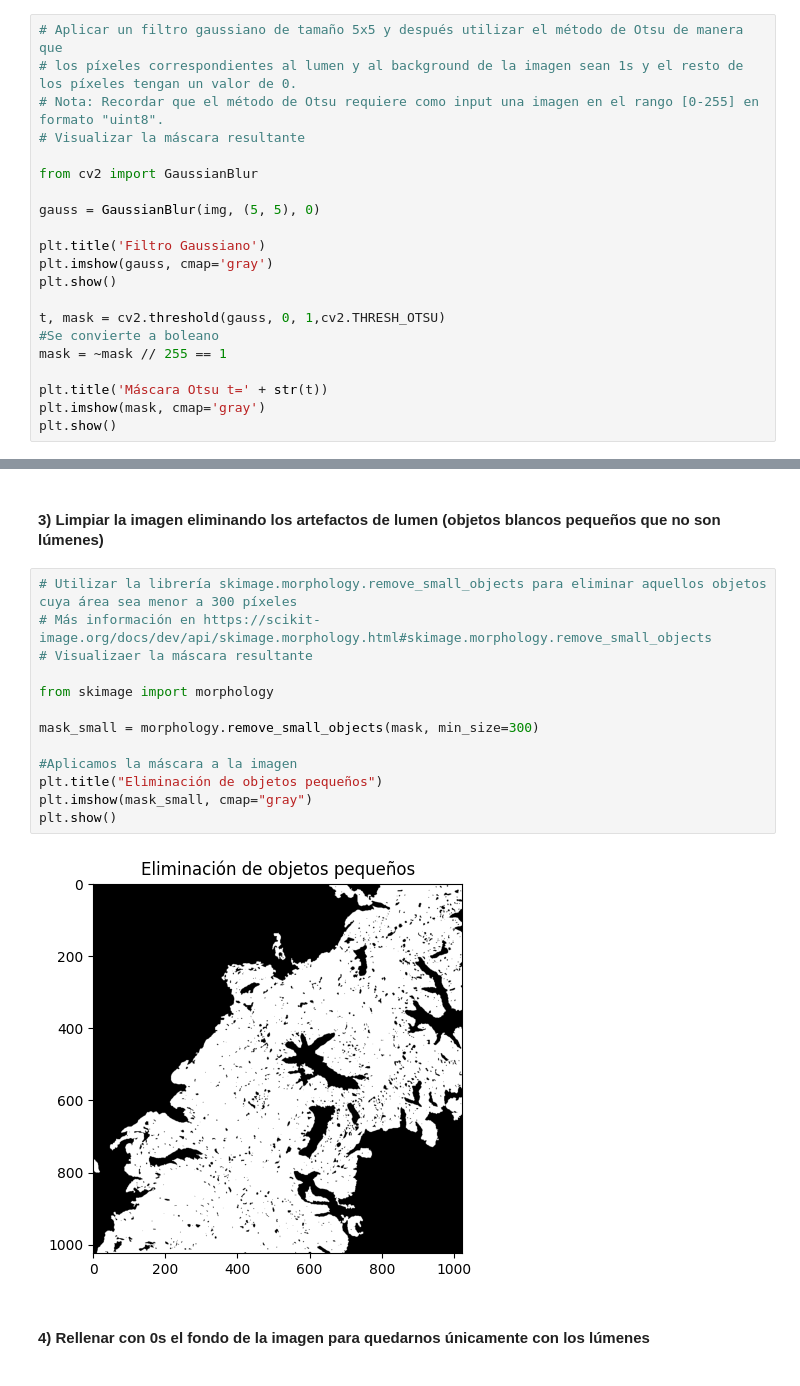
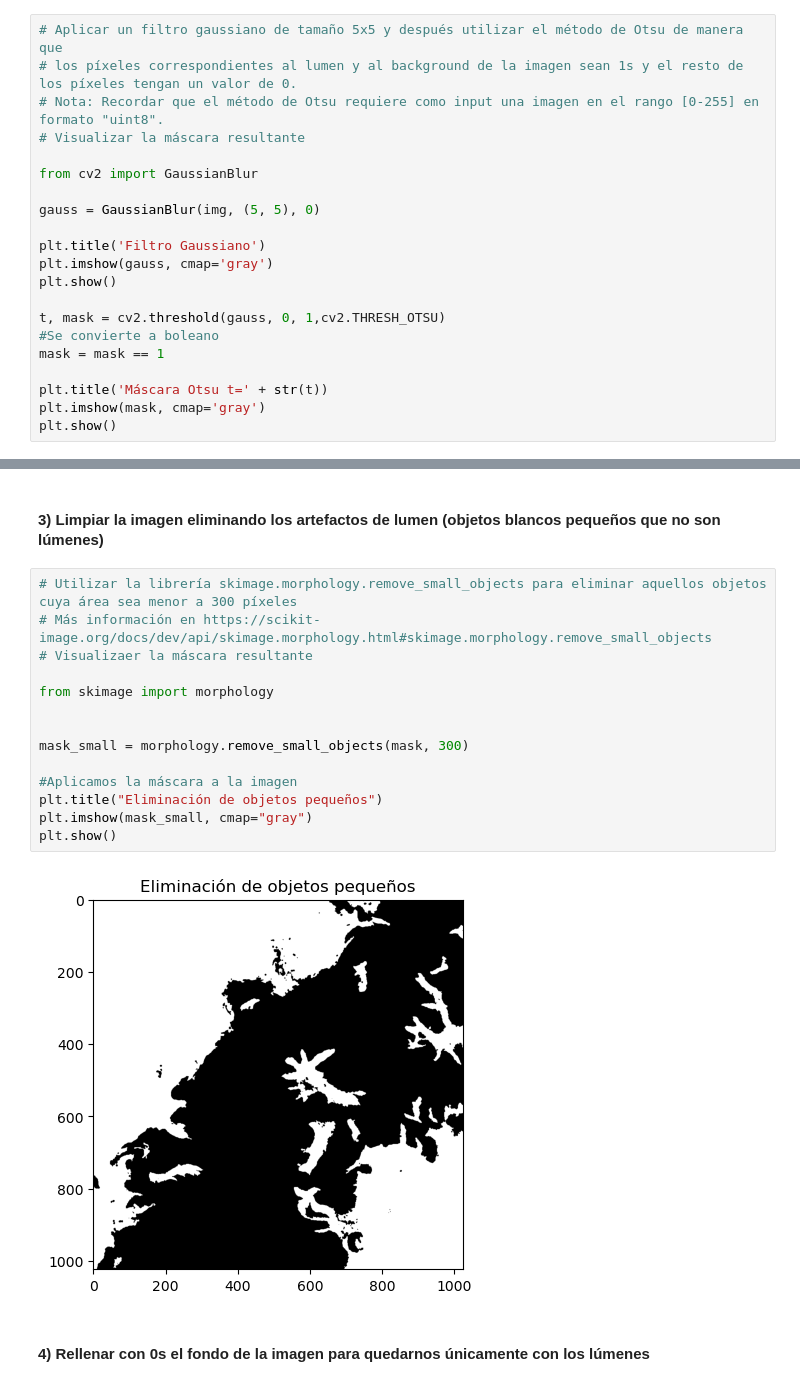
Before and after one commit to Astolfo2332/VIU_act, a Jupyter notebook: supervisado/Actividad_Computer_Vision_C1_Miguel_Lopez_Velez.ipynb, the cells around one changed output, grey strips where cells are left out. Cells and saved outputs as stored; diff of their text form.

Commit message:
add(act_cv): finalizacion de procesamiento primera imagen

```diff
--- a/supervisado/Actividad_Computer_Vision_C1_Miguel_Lopez_Velez.ipynb
+++ b/supervisado/Actividad_Computer_Vision_C1_Miguel_Lopez_Velez.ipynb
@@ -93,7 +93,7 @@ plt.show()
 
 t, mask = cv2.threshold(gauss, 0, 1,cv2.THRESH_OTSU)
 #Se convierte a boleano
-mask = ~mask // 255 == 1
+mask = mask == 1
 
 plt.title('Máscara Otsu t=' + str(t))
 plt.imshow(mask, cmap='gray')
@@ -106,18 +106,19 @@ plt.show()
 # %%
 # Utilizar la librería skimage.morphology.remove_small_objects para eliminar aquellos objetos cuya área sea menor a 300 píxeles
 # Más información en https://scikit-image.org/docs/dev/api/skimage.morphology.html#skimage.morphology.remove_small_objects
 # Visualizaer la máscara resultante
 
 from skimage import morphology
 
-mask_small = morphology.remove_small_objects(mask, min_size=300)
+
+mask_small = morphology.remove_small_objects(mask, 300)
 
 #Aplicamos la máscara a la imagen
 plt.title("Eliminación de objetos pequeños")
 plt.imshow(mask_small, cmap="gray")
 plt.show()
 # %% [output]
-[figure, old version]
+[figure, new version]
 # %% [markdown]
 #### 4) Rellenar con 0s el fondo de la imagen para quedarnos únicamente con los lúmenes
 # %%
```
Also changed, not shown: parts of 10 cells of this notebook.
